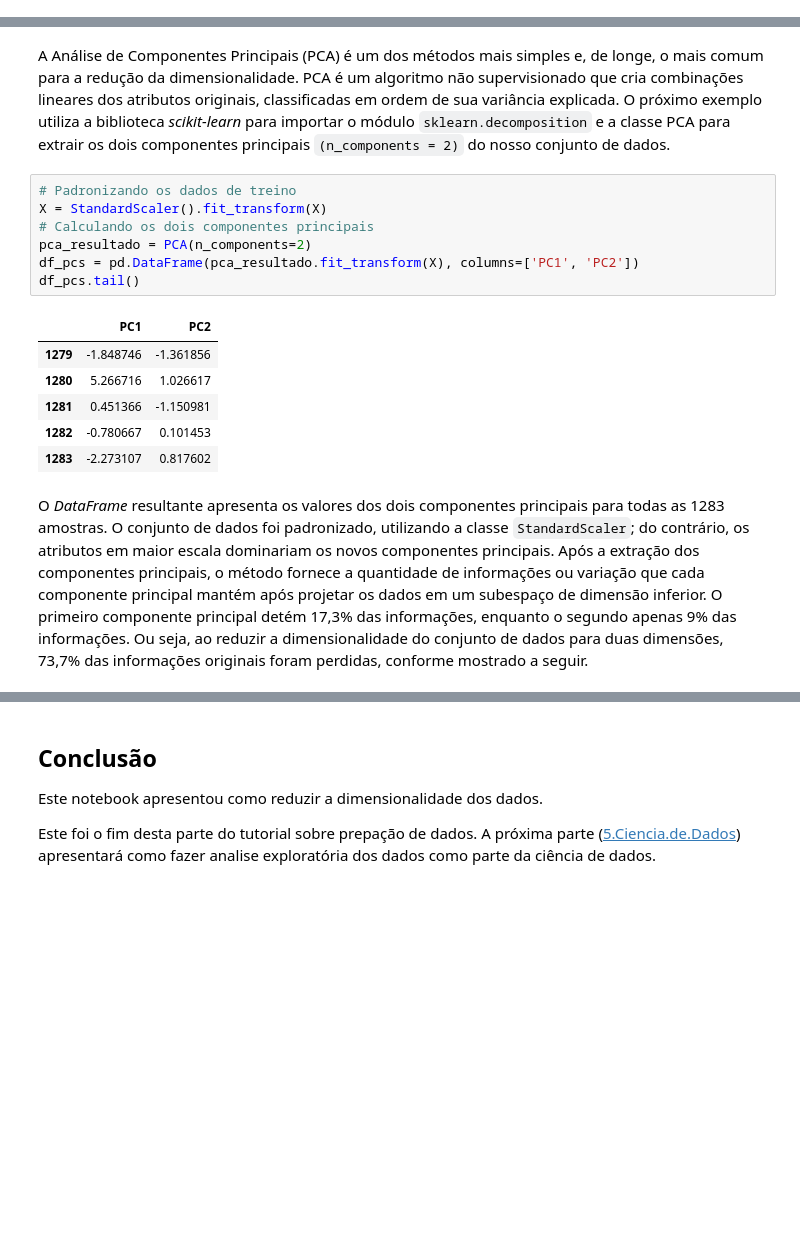
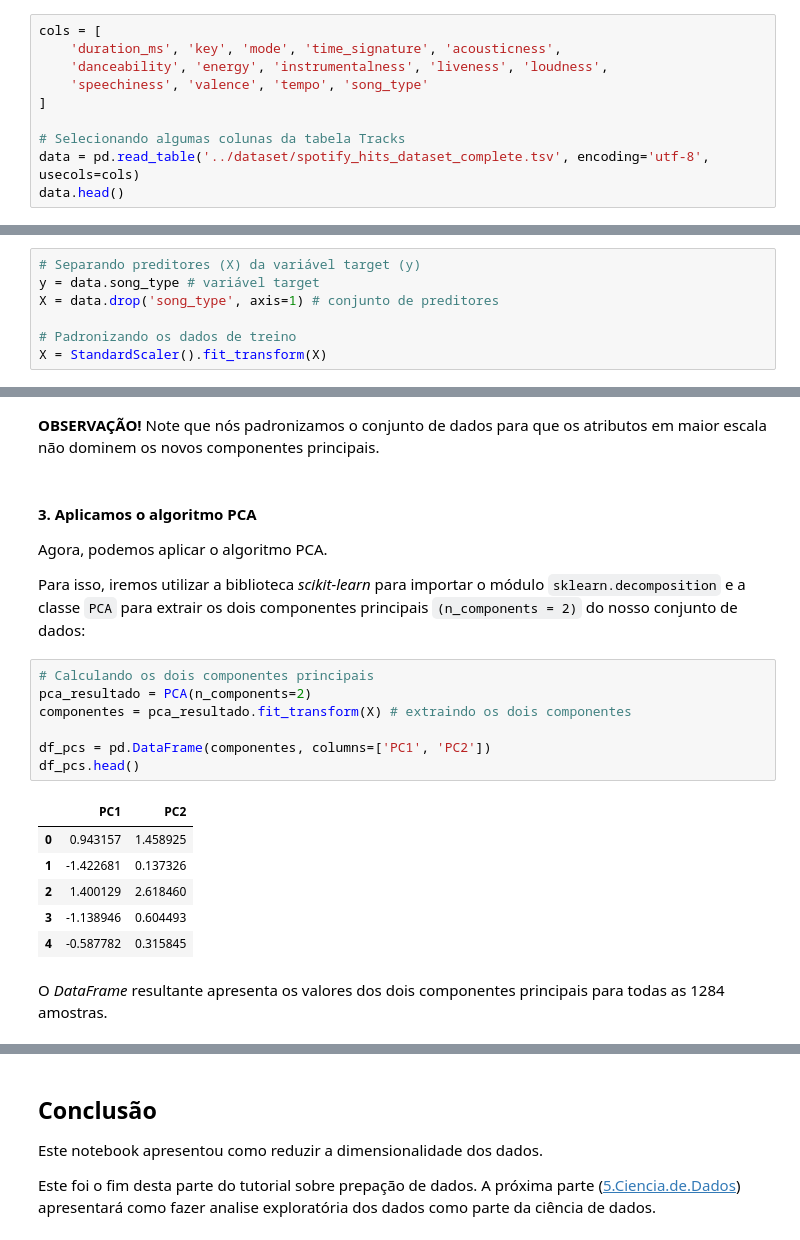
Before and after one commit to opgabriel/jai2021-jupyter, a Jupyter notebook: 4.Transformacao/4.3.Reducao.ipynb, the cells around one changed output, grey strips where cells are left out. Cells and saved outputs as stored; diff of their text form; blank space fills up the shorter version.

Commit message:
Finalizando a Transformação de Dados

```diff
--- a/4.Transformacao/4.3.Reducao.ipynb
+++ b/4.Transformacao/4.3.Reducao.ipynb
@@ -20,0 +53,10 @@ Gerenciar e processar dados requer tempo, esforço e recursos, especialmente com
+# %%
+cols = [
+    'duration_ms', 'key', 'mode', 'time_signature', 'acousticness',
+    'danceability', 'energy', 'instrumentalness', 'liveness', 'loudness',
+    'speechiness', 'valence', 'tempo', 'song_type'
+]
+
+# Selecionando algumas colunas da tabela Tracks
+data = pd.read_table('../dataset/spotify_hits_dataset_complete.tsv', encoding='utf-8', usecols=cols)
+data.head()
@@ -20,0 +81,7 @@ Gerenciar e processar dados requer tempo, esforço e recursos, especialmente com
+# %%
+# Separando preditores (X) da variável target (y)
+y = data.song_type # variável target
+X = data.drop('song_type', axis=1) # conjunto de preditores
+
+# Padronizando os dados de treino
+X = StandardScaler().fit_transform(X)
@@ -21,18 +95,24 @@ Gerenciar e processar dados requer tempo, esforço e recursos, especialmente com
+# %% [markdown]
+**OBSERVAÇÃO!** Note que nós padronizamos o conjunto de dados para que os atributos em maior escala não dominem os novos componentes principais.
 # %% [markdown]
-A Análise de Componentes Principais (PCA) é um dos métodos mais simples e, de longe, o mais comum para a redução da dimensionalidade. PCA é um algoritmo não supervisionado que cria combinações lineares dos atributos originais, classificadas em ordem de sua variância explicada. O próximo exemplo utiliza a biblioteca *scikit-learn* para importar o módulo `sklearn.decomposition` e a classe PCA para extrair os dois componentes principais `(n_components = 2)` do nosso conjunto de dados.
+#### 3. Aplicamos o algoritmo PCA
+
+Agora, podemos aplicar o algoritmo PCA.
+
+Para isso, iremos utilizar a biblioteca *scikit-learn* para importar o módulo `sklearn.decomposition` e a classe `PCA` para extrair os dois componentes principais `(n_components = 2)` do nosso conjunto de dados:
 # %%
-# Padronizando os dados de treino
-X = StandardScaler().fit_transform(X)
 # Calculando os dois componentes principais
 pca_resultado = PCA(n_components=2)
-df_pcs = pd.DataFrame(pca_resultado.fit_transform(X), columns=['PC1', 'PC2'])
-df_pcs.tail()
+componentes = pca_resultado.fit_transform(X) # extraindo os dois componentes
+
+df_pcs = pd.DataFrame(componentes, columns=['PC1', 'PC2'])
+df_pcs.head()
 # %% [output]
 |  | PC1 | PC2 |
-| 1279 | -1.848746 | -1.361856 |
-| 1280 | 5.266716 | 1.026617 |
-| 1281 | 0.451366 | -1.150981 |
-| 1282 | -0.780667 | 0.101453 |
-| 1283 | -2.273107 | 0.817602 |
+| 0 | 0.943157 | 1.458925 |
+| 1 | -1.422681 | 0.137326 |
+| 2 | 1.400129 | 2.618460 |
+| 3 | -1.138946 | 0.604493 |
+| 4 | -0.587782 | 0.315845 |
-# %% [markdown]
-O *DataFrame* resultante apresenta os valores dos dois componentes principais para todas as 1283 amostras. O conjunto de dados foi padronizado, utilizando a classe `StandardScaler`; do contrário, os atributos em maior escala dominariam os novos componentes principais. Após a extração dos componentes principais, o método fornece a quantidade de informações ou variação que cada componente principal mantém após projetar os dados em um subespaço de dimensão inferior. O primeiro componente principal detém 17,3% das informações, enquanto o segundo apenas 9% das informações. Ou seja, ao reduzir a dimensionalidade do conjunto de dados para duas dimensões, 73,7% das informações originais foram perdidas, conforme mostrado a seguir.
+# %% [markdown]
+O *DataFrame* resultante apresenta os valores dos dois componentes principais para todas as 1284 amostras.
```
Also changed, not shown: parts of 17 cells of this notebook, 6 other files.
